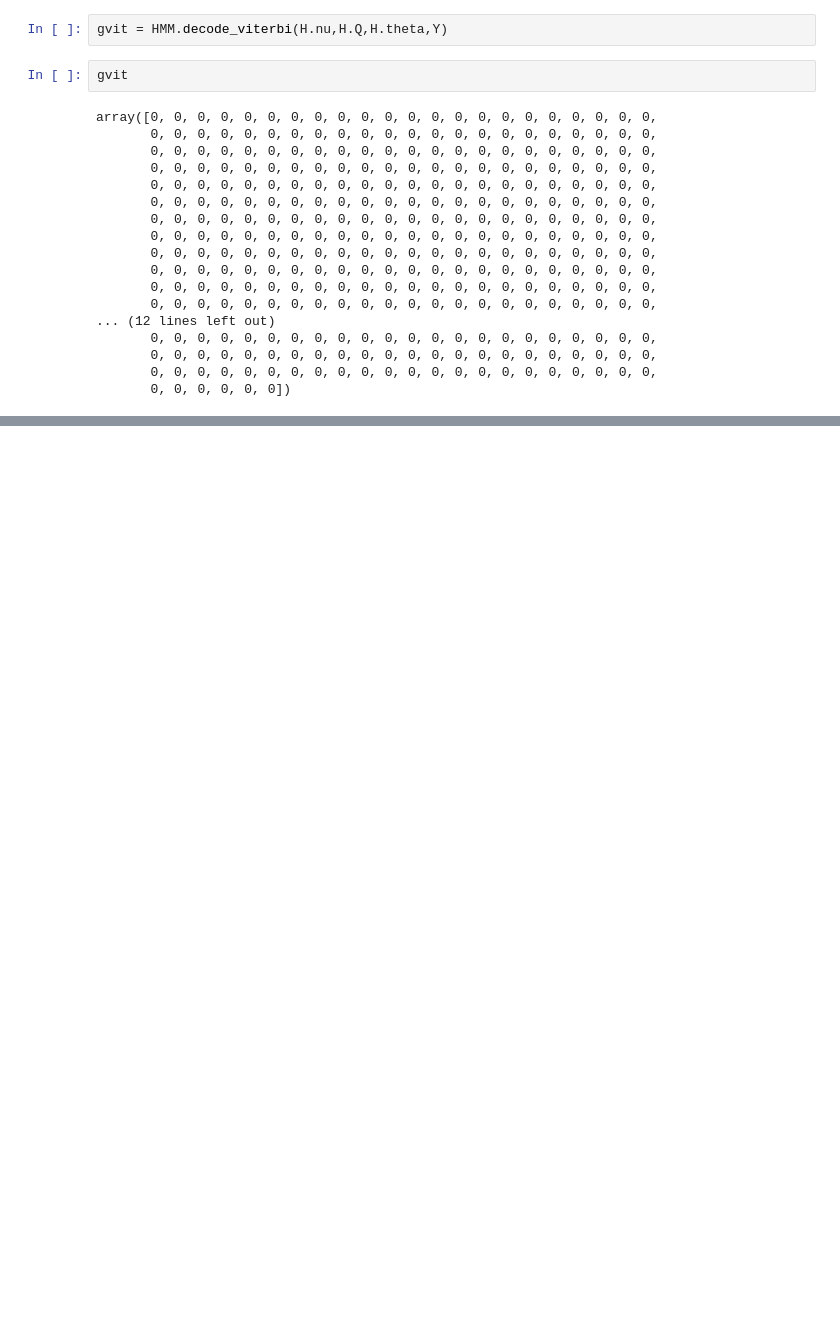
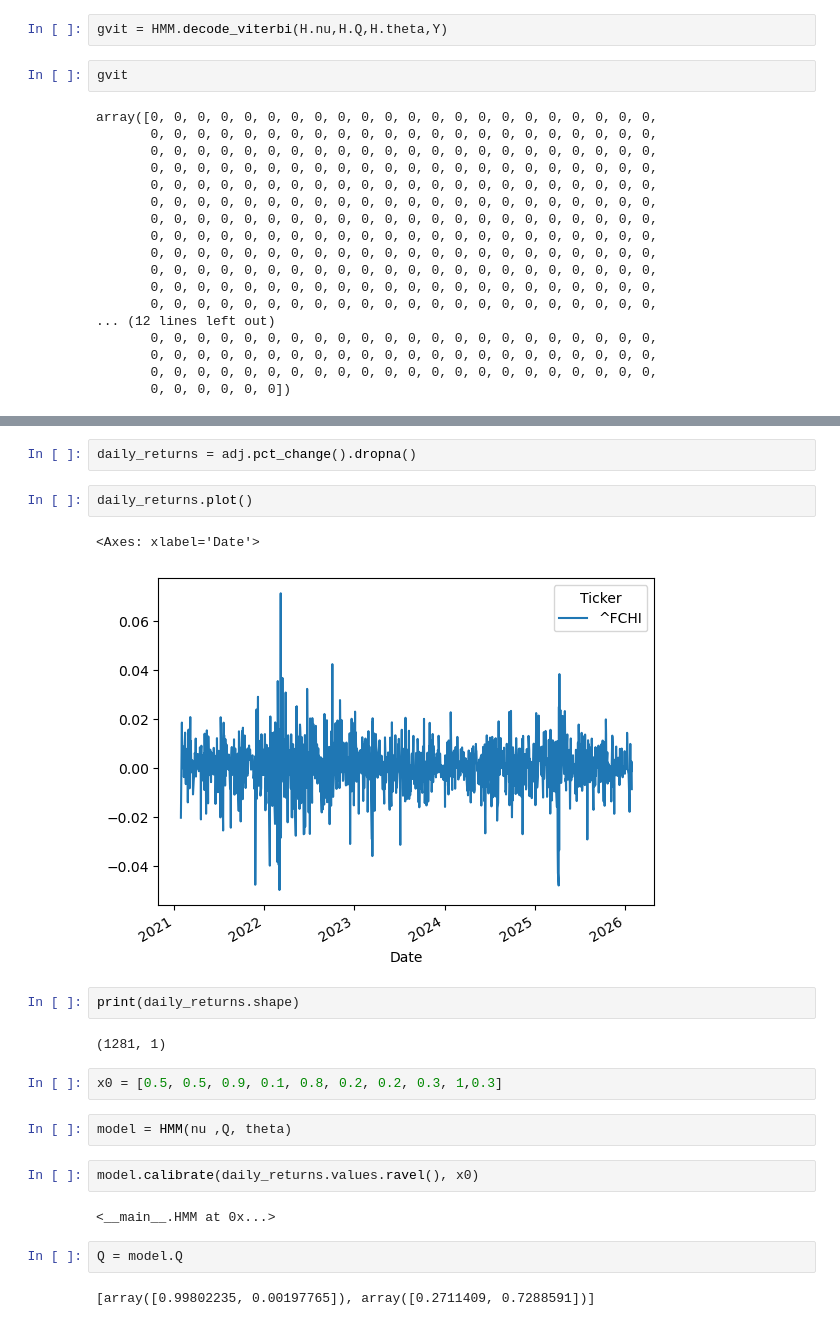
Before and after one commit to Guillaume-melis/Machine_Learning_for_Finance, a Jupyter notebook: TP1/TP1.ipynb, the cells around one changed output, grey strips where cells are left out. Saved outputs shown, nothing was run; the diff lists cells and outputs as text; blank space fills up the shorter version.

```diff
--- a/TP1/TP1.ipynb
+++ b/TP1/TP1.ipynb
@@ -267,0 +316,23 @@ plot_by_state(Y,gvit)
+# %%
+daily_returns = adj.pct_change().dropna()
+# %%
+daily_returns.plot()
+# %% [output]
+<Axes: xlabel='Date'>
+[figure, added]
+# %%
+print(daily_returns.shape)
+# %% [output]
+(1281, 1)
+# %%
+x0 = [0.5, 0.5, 0.9, 0.1, 0.8, 0.2, 0.2, 0.3, 1,0.3]
+# %%
+model = HMM(nu ,Q, theta)
+# %%
+model.calibrate(daily_returns.values.ravel(), x0)
+# %% [output]
+<__main__.HMM at 0x...>
+# %%
+Q = model.Q
+# %% [output]
+[array([0.99802235, 0.00197765]), array([0.2711409, 0.7288591])]
```
Also changed, not shown: parts of 21 cells of this notebook.
